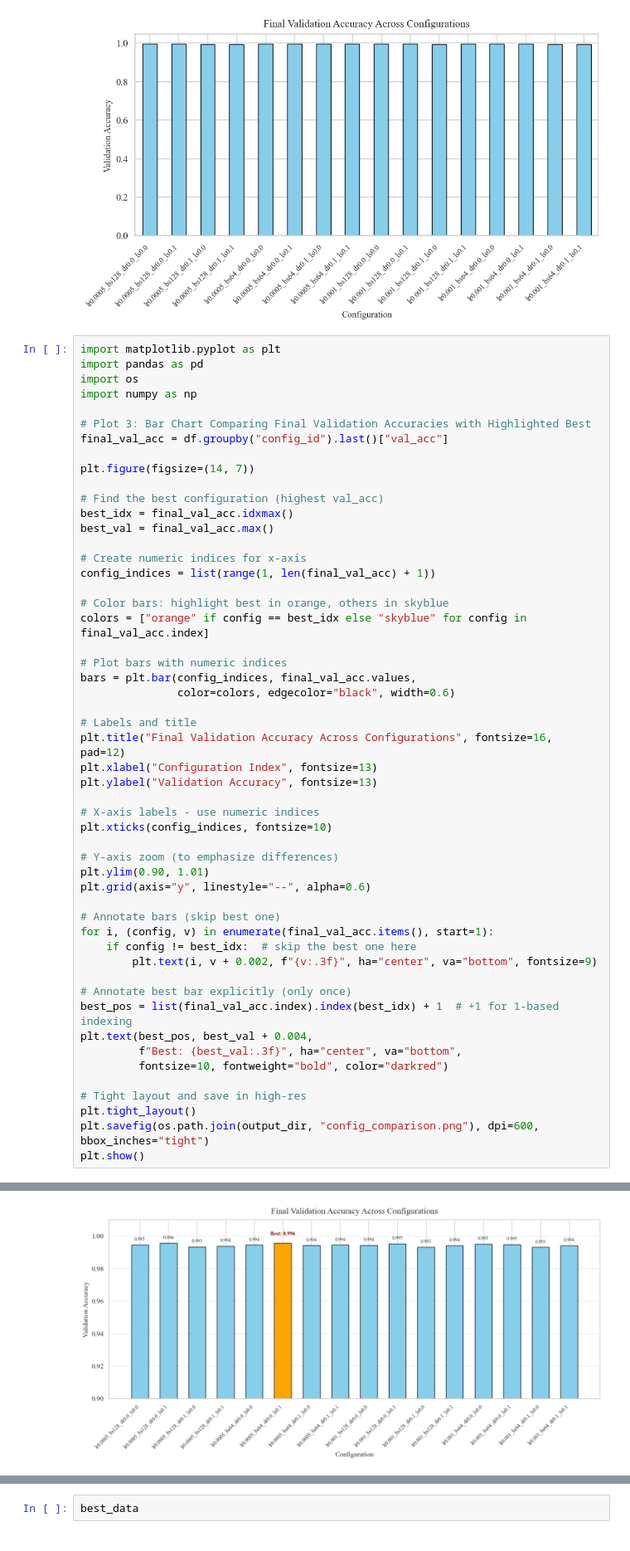
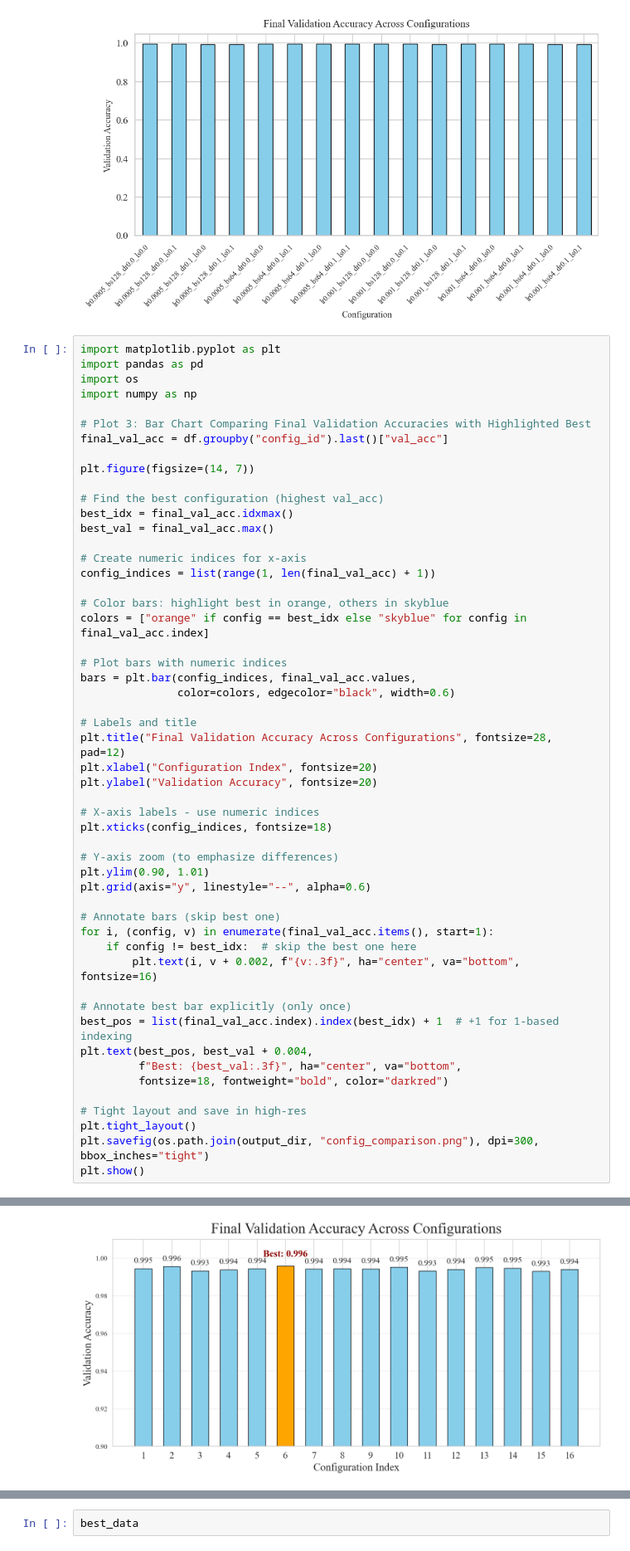
Before and after one commit to sahajrajmalla/MallaNet, a Jupyter notebook: notebooks/viz.ipynb, the cells around one changed output, grey strips where cells are left out. Shown at 83% size. Saved outputs shown, nothing was run; the diff lists cells and outputs as text.

```diff
--- a/notebooks/viz.ipynb
+++ b/notebooks/viz.ipynb
@@ -116,12 +116,12 @@ bars = plt.bar(config_indices, final_val_acc.values,
                color=colors, edgecolor="black", width=0.6)
 
 # Labels and title
-plt.title("Final Validation Accuracy Across Configurations", fontsize=16, pad=12)
-plt.xlabel("Configuration Index", fontsize=13)
-plt.ylabel("Validation Accuracy", fontsize=13)
+plt.title("Final Validation Accuracy Across Configurations", fontsize=28, pad=12)
+plt.xlabel("Configuration Index", fontsize=20)
+plt.ylabel("Validation Accuracy", fontsize=20)
 
 # X-axis labels - use numeric indices
-plt.xticks(config_indices, fontsize=10)
+plt.xticks(config_indices, fontsize=18)
 
 # Y-axis zoom (to emphasize differences)
 plt.ylim(0.90, 1.01)
@@ -130,16 +130,16 @@ plt.grid(axis="y", linestyle="--", alpha=0.6)
 # Annotate bars (skip best one)
 for i, (config, v) in enumerate(final_val_acc.items(), start=1):
     if config != best_idx:  # skip the best one here
-        plt.text(i, v + 0.002, f"{v:.3f}", ha="center", va="bottom", fontsize=9)
+        plt.text(i, v + 0.002, f"{v:.3f}", ha="center", va="bottom", fontsize=16)
 
 # Annotate best bar explicitly (only once)
 best_pos = list(final_val_acc.index).index(best_idx) + 1  # +1 for 1-based indexing
 plt.text(best_pos, best_val + 0.004,
          f"Best: {best_val:.3f}", ha="center", va="bottom",
-         fontsize=10, fontweight="bold", color="darkred")
+         fontsize=18, fontweight="bold", color="darkred")
 
 # Tight layout and save in high-res
 plt.tight_layout()
-plt.savefig(os.path.join(output_dir, "config_comparison.png"), dpi=600, bbox_inches="tight")
+plt.savefig(os.path.join(output_dir, "config_comparison.png"), dpi=300, bbox_inches="tight")
 plt.show()
 # %% [output]
@@ -147,4 +146,4 @@ plt.show()
-[figure, old version]
+[figure, new version]
 # %%
 # ✅ Generate high-res F1-score bar chart with highlighted best (clean labels)
 plt.figure(figsize=(20, 10))
```
Also changed, not shown: parts of 2 cells of this notebook.
